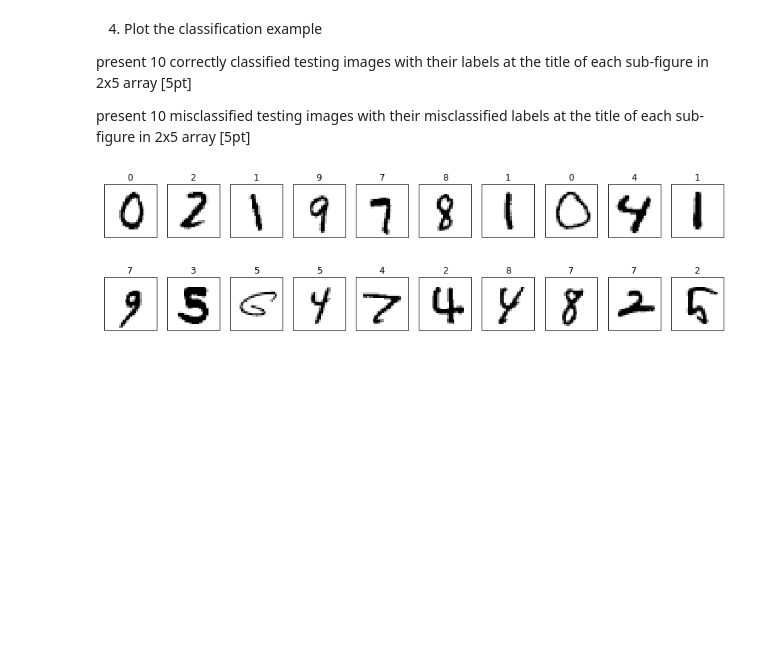
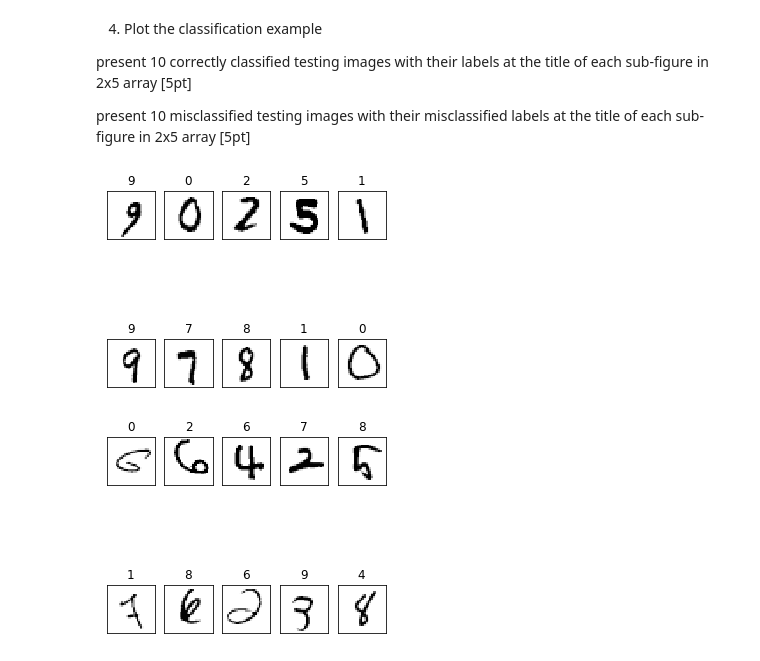
Before and after one commit to heebinYoo/assignment-02, a Jupyter notebook: assignment-08.ipynb, the cells around one changed output. Drawn from its saved outputs; the diff is of its cells as text; code cells hidden in the pictures; blank space fills up the shorter version.

```diff
--- a/assignment-08.ipynb
+++ b/assignment-08.ipynb
@@ -488,11 +630,11 @@ accuracy_test = [accuracy(GT_test_image, g_th2, GT_test_label_raw)]
 # %%
 from tqdm.notebook import tqdm
-for i in tqdm(range(10000)):
+for i in tqdm(range(1000000)):
     #if i==1000:
     #    alpha = 0.1
-    Dmat = backProp2(GT_train_image, g_th2, GT_train_label, lamb)
-    g_th2 = GD2(g_th2, Dmat, alpha)
-    J_log_train.append(J(GT_train_label, h2(GT_train_image, g_th2), g_th2, lamb))
-    J_log_test.append(J(GT_test_label, h2(GT_test_image, g_th2), g_th2, lamb))
-    accuracy_train.append(accuracy(GT_train_image, g_th2, GT_train_label_raw))
-    accuracy_test.append(accuracy(GT_test_image, g_th2, GT_test_label_raw))
+    Dmat = backProp(GT_train_image, g_th, GT_train_label, lamb)
+    g_th = GD(g_th, Dmat, alpha)
+    J_log_train.append(J(GT_train_label, h(GT_train_image, g_th), g_th, lamb))
+    J_log_test.append(J(GT_test_label, h(GT_test_image, g_th), g_th, lamb))
+    accuracy_train.append(accuracy(GT_train_image, g_th, GT_train_label_raw))
+    accuracy_test.append(accuracy(GT_test_image, g_th, GT_test_label_raw))
@@ -561,7 +701,7 @@ right = cp.equal(label, guess)
 guess = cp.asnumpy(guess[np.where(right==True)[0]])
 img = cp.asnumpy(GT_test_image[:, np.where(right==True)[0]])
 
-f1 = plt.figure(1,(15,15))
+f1 = plt.figure(1,(5,5))
 
 for i in range(10):
 
@@ -569,42 +709,42 @@ for i in range(10):
     im_vector   = img[:, i]
     im_matrix   = im_vector.reshape((size_row, size_col))
 
-    plt.subplot(3, 10, i+1)
+    plt.subplot(2, 5, i+1)
     plt.title(label)
-    f1.subplots_adjust(hspace = 2.3)
+    #f1.subplots_adjust(hspace = 0.1)
     plt.imshow(im_matrix, cmap='Greys', interpolation='None')
 
     frame   = plt.gca()
     frame.axes.get_xaxis().set_visible(False)
     frame.axes.get_yaxis().set_visible(False)
 
 
 
 label= GT_test_label_raw
 guess = cp.argmax(h(GT_test_image, g_th), axis=0)
 
 right = cp.equal(label, guess)
 
 
 guess = cp.asnumpy(guess[np.where(right==False)[0]])
 img = cp.asnumpy(GT_test_image[:, np.where(right==False)[0]])
 
-f2 = plt.figure(4,(15,15))
+f2 = plt.figure(4,(5,5))
 
 for i in range(10):
 
     label       = guess[i]
     im_vector   = img[:, i]
     im_matrix   = im_vector.reshape((size_row, size_col))
 
-    plt.subplot(1, 10, i+1)
+    plt.subplot(2, 5, i+1)
     plt.title(label)
-    f1.subplots_adjust(hspace = 2.3)
+    #f1.subplots_adjust(hspace = 0.1)
     plt.imshow(im_matrix, cmap='Greys', interpolation='None')
 
     frame   = plt.gca()
     frame.axes.get_xaxis().set_visible(False)
     frame.axes.get_yaxis().set_visible(False)
 # %% [output]
-[figure, old version]
+[figure, new version]
-[figure, old version]
+[figure, new version]
```
Also changed, not shown: parts of 7 cells of this notebook.
